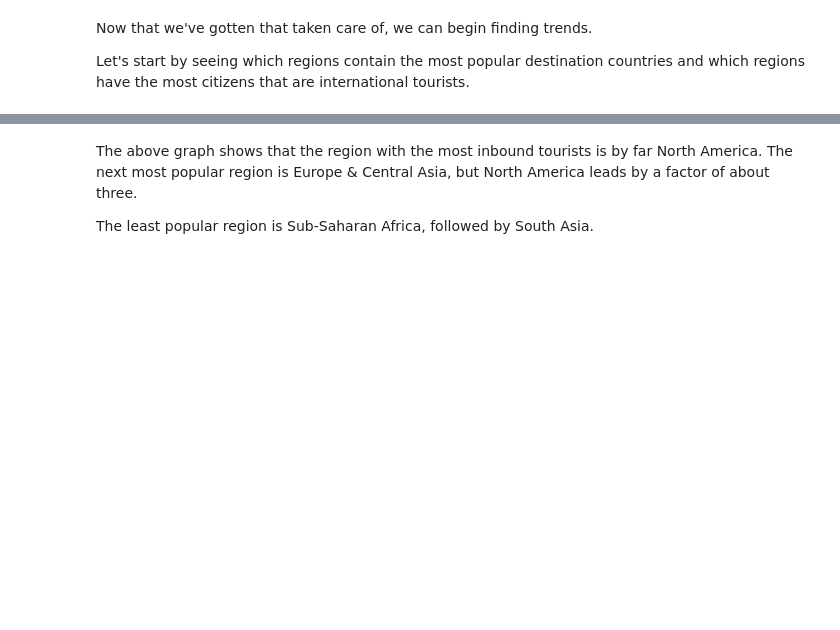
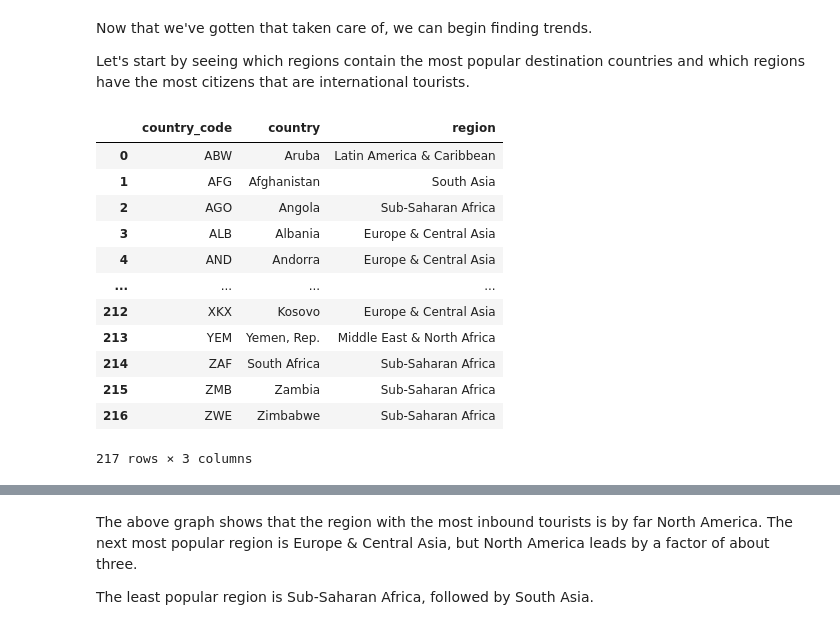
Before and after one commit to wlharr04/tourism-analysis, a Jupyter notebook: analysis.ipynb, the cells around one changed output, grey strips where cells are left out. Drawn from its saved outputs; the diff is of its cells as text; code cells hidden in the pictures; blank space fills up the shorter version.

```diff
--- a/analysis.ipynb
+++ b/analysis.ipynb
@@ -22,6 +27,31 @@ cursor = connection.cursor()
 Now that we've gotten that taken care of, we can begin finding trends.
 
 Let's start by seeing which regions contain the most popular destination countries and which regions have the most citizens that are international tourists.
+# %%
+query = '''
+    SELECT
+        c.country_code AS 'country_code',
+        c.country AS 'country',
+        c.region AS 'region'
+    FROM country c;
+    '''
+
+df_regions = pd.read_sql(query, connection)
+df_regions
+# %% [output]
+|  | country_code | country | region |
+| 0 | ABW | Aruba | Latin America & Caribbean |
+| 1 | AFG | Afghanistan | South Asia |
+| 2 | AGO | Angola | Sub-Saharan Africa |
+| 3 | ALB | Albania | Europe & Central Asia |
+| 4 | AND | Andorra | Europe & Central Asia |
+| ... | ... | ... | ... |
+| 212 | XKX | Kosovo | Europe & Central Asia |
+| 213 | YEM | Yemen, Rep. | Middle East & North Africa |
+| 214 | ZAF | South Africa | Sub-Saharan Africa |
+| 215 | ZMB | Zambia | Sub-Saharan Africa |
+| 216 | ZWE | Zimbabwe | Sub-Saharan Africa |
+217 rows × 3 columns
 # %%
 query = '''
     SELECT
```
Also changed, not shown: parts of 10 cells of this notebook, 4 other files.
